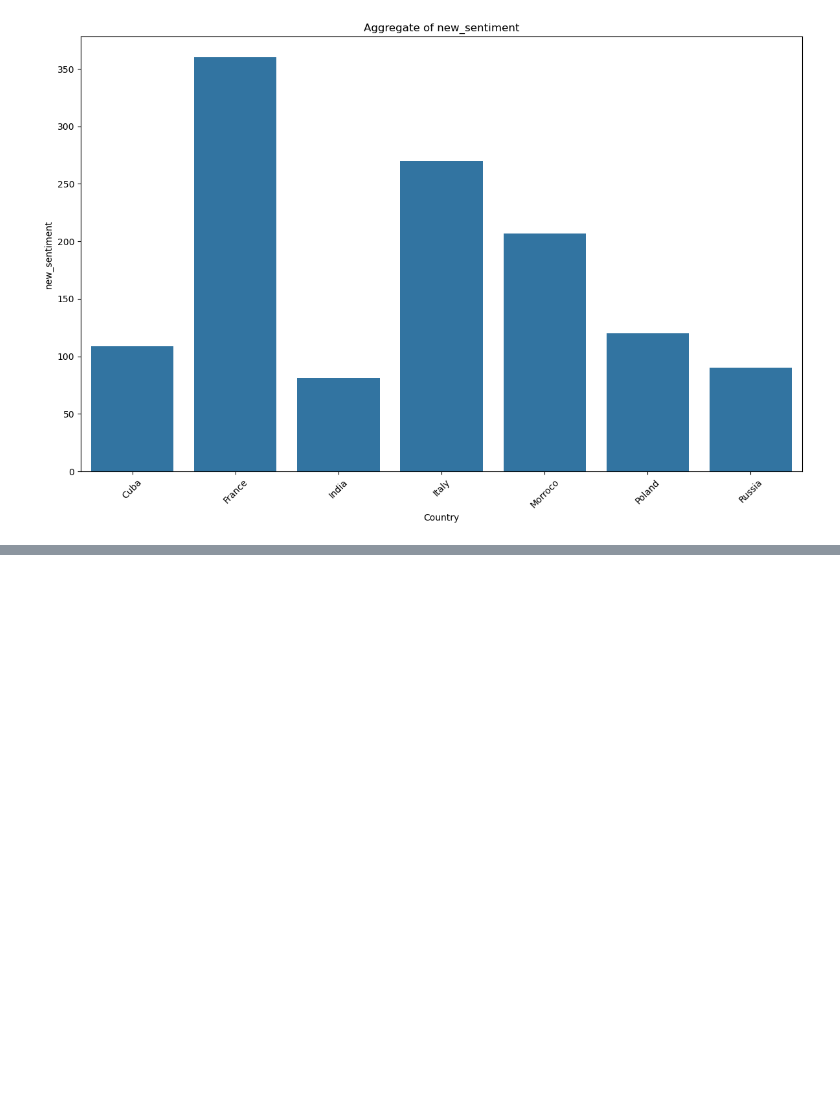
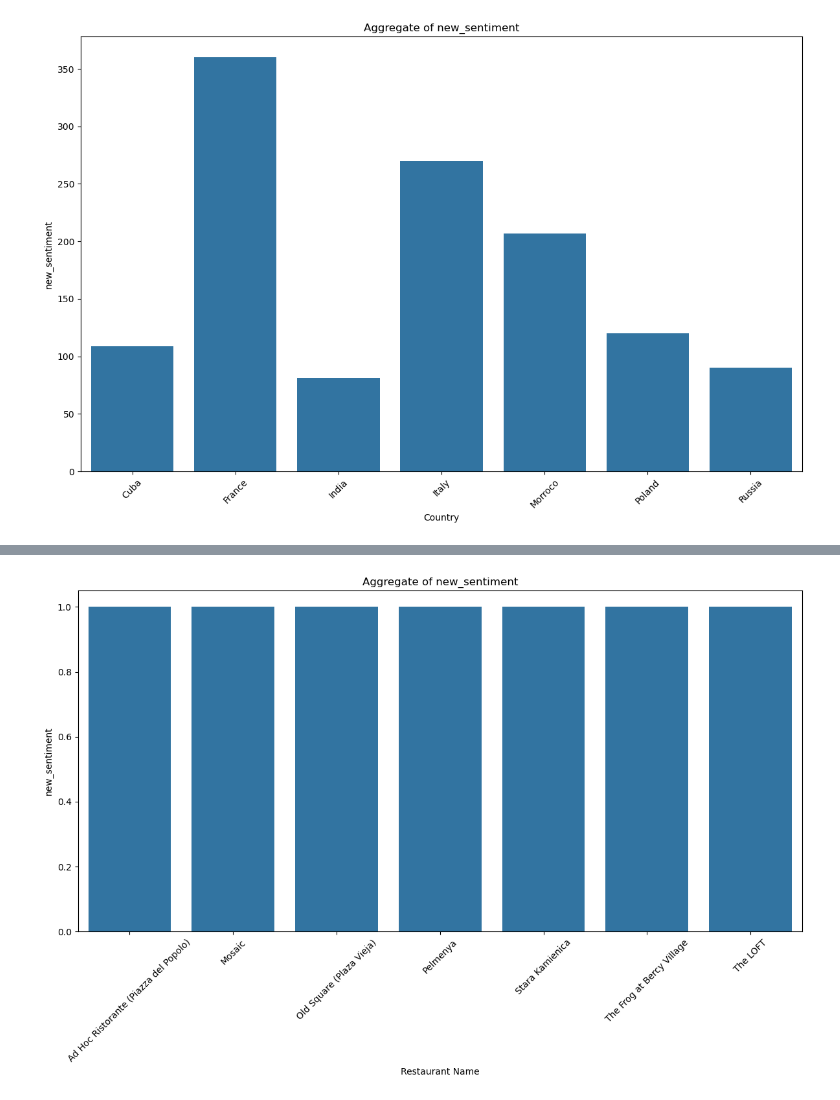
Before and after one commit to MaukanMir/Restaurant-Reviews, a Jupyter notebook: training.ipynb, the cells around one changed output, grey strips where cells are left out. Saved outputs shown, nothing was run; the diff lists cells and outputs as text; code cells hidden in the pictures; blank space fills up the shorter version.

```diff
--- a/training.ipynb
+++ b/training.ipynb
@@ -123,0 +127,4 @@ aggregate_dataset(positive_sentiment, ["new_sentiment"], "Country", "sum")
+# %%
+aggregate_dataset(positive_sentiment, ["new_sentiment"], "Restaurant Name", "mean")
+# %% [output]
+[figure, added]
```
Also changed, not shown: parts of 3 cells of this notebook.
